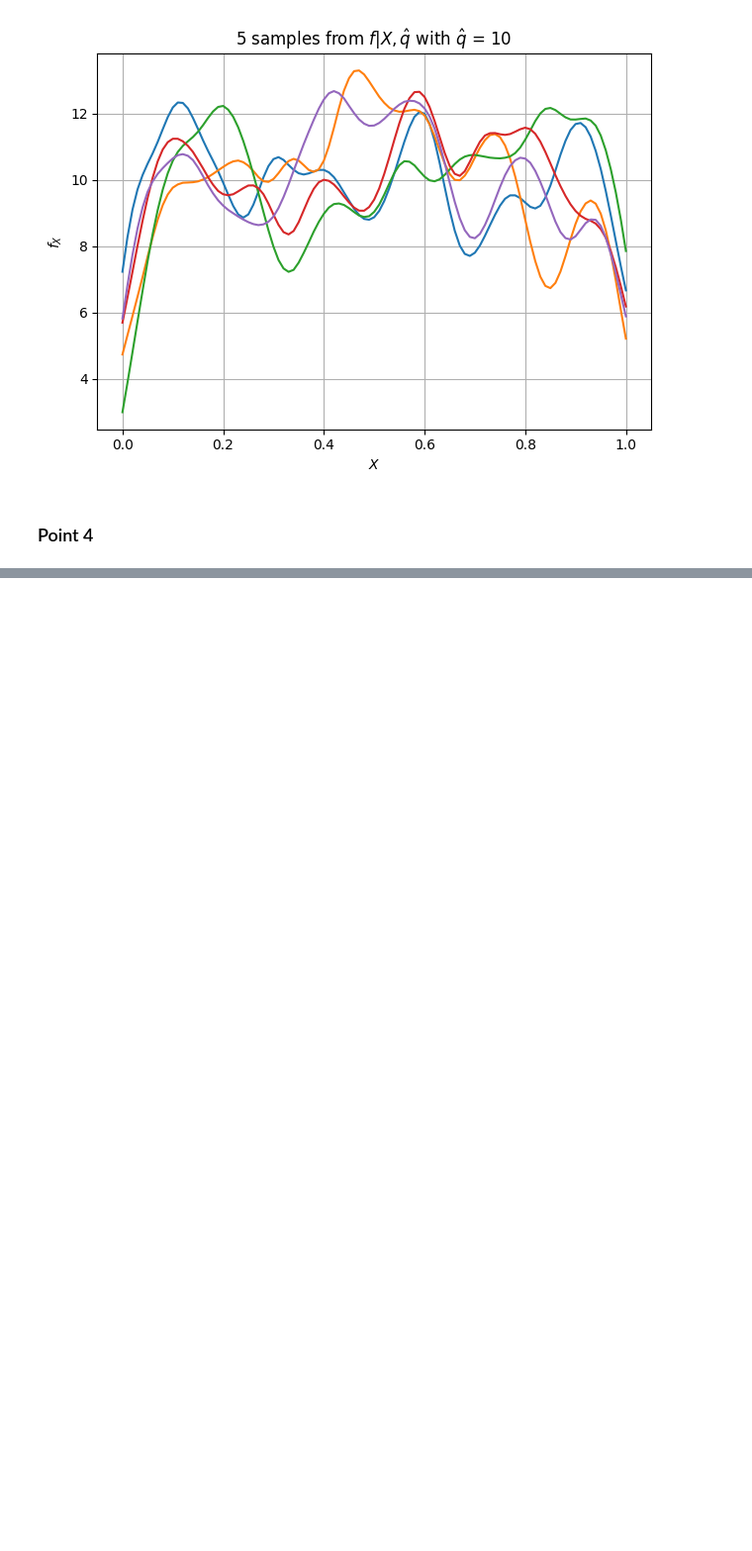
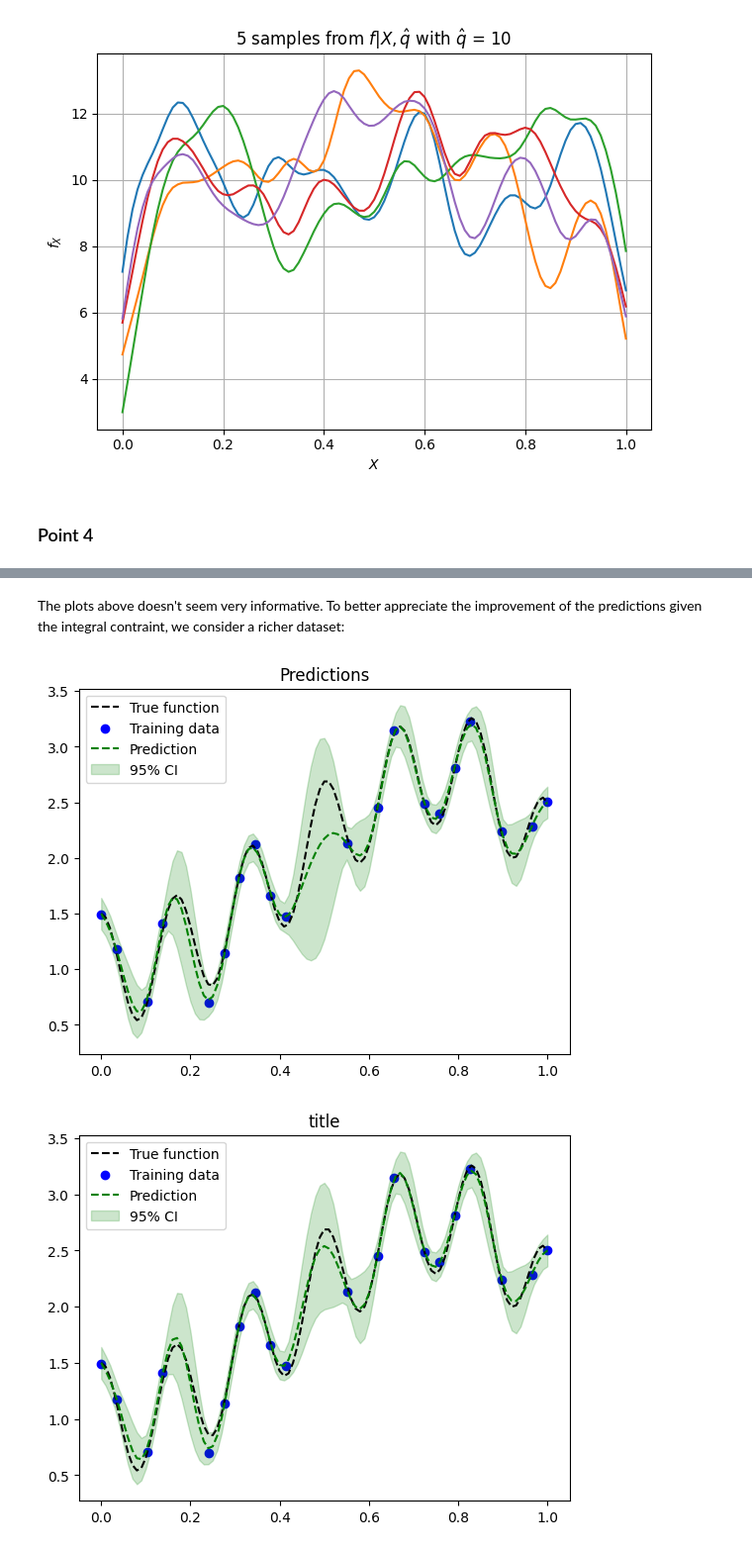
Before and after one commit to GioLombardi/PML-Final-Project, a Jupyter notebook: notebooks/Problem_B.ipynb, the cells around one changed output, grey strips where cells are left out. Shown at 99% size. Cells and saved outputs as stored; diff of their text form; code cells hidden in the pictures; blank space fills up the shorter version.

```diff
--- a/notebooks/Problem_B.ipynb
+++ b/notebooks/Problem_B.ipynb
@@ -1155,0 +1337,19 @@ Let's derive the distribution of $f|\hat{q}, \mathcal{D}$, using the properties
+# %% [markdown]
+The plots above doesn't seem very informative. To better appreciate the improvement of the predictions given the integral contraint, we consider a richer dataset:
+# %%
+# Load the dataset
+ell = 101
+x_hat = torch.linspace(0, 1, ell).to(device)
+q_hat_raw = torch.tensor(2).to(device)
+x_train, y_train_raw, x_test, y_test_raw = generate_dataset()
+
+gp_int = GaussianProcessIntegral(x_train, y_train_raw, x_test, y_test_raw, q_hat_raw, params_map)
+
+gp_int.plot_predict(x_predict=x_hat, params=params_map, plot_test=False)
+
+print(' ')
+
+gp_int.plot_predict_with_integral(ell=101)
+# %% [output]
+[figure, added]
+[figure, added]
```
Also changed, not shown: parts of 8 cells of this notebook.
